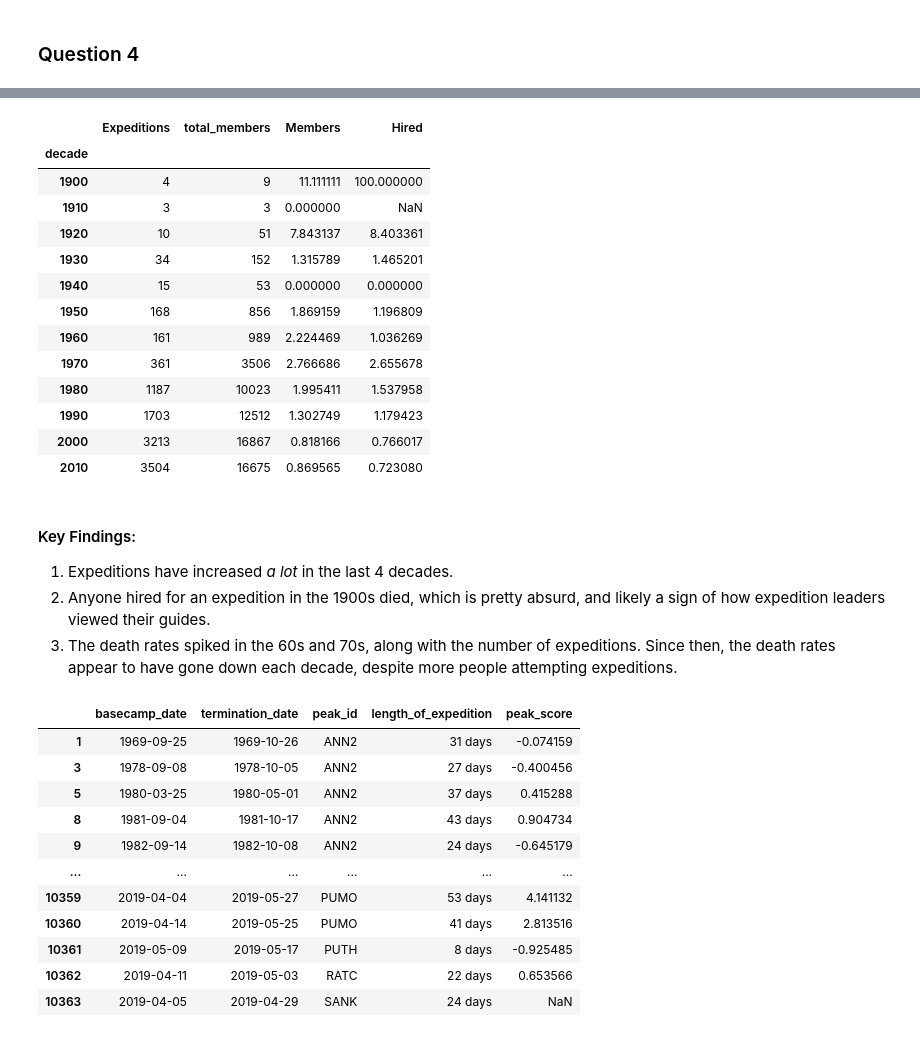
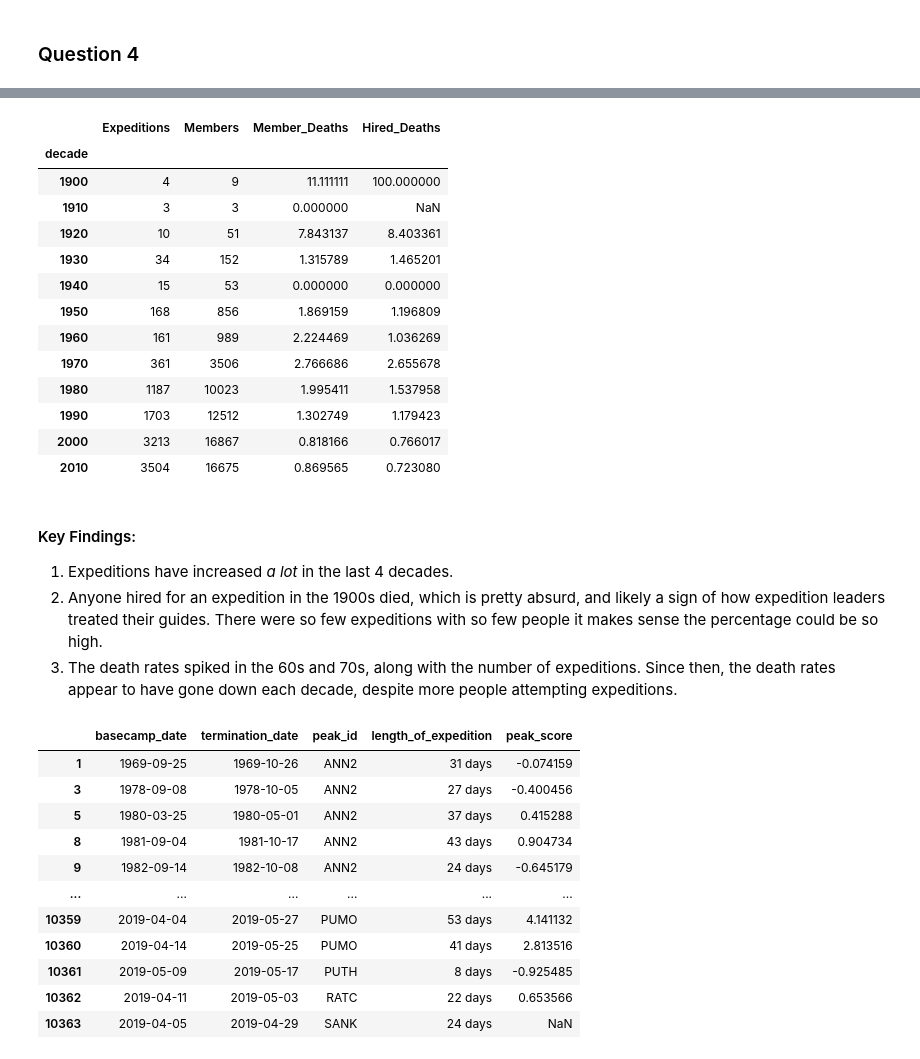
Before and after one commit to QMSS-G5072-2022/Rudoff_Jackson, a Jupyter notebook: hw02/HW2 - Jackson_Rudoff.ipynb, the cells around one changed output, grey strips where cells are left out. Cells and saved outputs as stored; diff of their text form; code cells hidden in the pictures.

```diff
--- a/hw02/HW2 - Jackson_Rudoff.ipynb
+++ b/hw02/HW2 - Jackson_Rudoff.ipynb
@@ -175,0 +161,5 @@ Name: members, dtype: int64
+# %%
+exped_totals = expeditions_grouped[['expedition_id', 'members']].agg({
+   'expedition_id' : 'count',
+   'members' : 'sum'}).rename(columns = {'expedition_id' : 'Expeditions', 'members' : 'Members'})
+exped_totals
@@ -176,29 +181,31 @@ Name: members, dtype: int64
 # %%
 death_rate1 = (100*(expeditions_grouped['member_deaths'].sum())/(expeditions_grouped['members'].sum()))
 death_rate2 = (100*(expeditions_grouped['hired_staff_deaths'].sum())/(expeditions_grouped['hired_staff'].sum()))
-summarized_exped = pd.concat([exped_counts, total_members, death_rate1, death_rate2],
-                             axis = 1, keys = ['Expeditions', 'total_members','Members', 'Hired'])
-summarized_exped
+death_rates = pd.concat([death_rate1, death_rate2], axis= 1, keys = ['Member_Deaths', 'Hired_Deaths'])
-# %% [output]
-|  | Expeditions | total_members | Members | Hired |
-| decade |  |  |  |  |
-| 1900 | 4 | 9 | 11.111111 | 100.000000 |
-| 1910 | 3 | 3 | 0.000000 | NaN |
-| 1920 | 10 | 51 | 7.843137 | 8.403361 |
-| 1930 | 34 | 152 | 1.315789 | 1.465201 |
-| 1940 | 15 | 53 | 0.000000 | 0.000000 |
-| 1950 | 168 | 856 | 1.869159 | 1.196809 |
-| 1960 | 161 | 989 | 2.224469 | 1.036269 |
-| 1970 | 361 | 3506 | 2.766686 | 2.655678 |
-| 1980 | 1187 | 10023 | 1.995411 | 1.537958 |
-| 1990 | 1703 | 12512 | 1.302749 | 1.179423 |
-| 2000 | 3213 | 16867 | 0.818166 | 0.766017 |
-| 2010 | 3504 | 16675 | 0.869565 | 0.723080 |
+# %%
+summarized_exped = pd.merge(exped_totals, death_rates, on = 'decade')
+
+summarized_exped
+# %% [output]
+|  | Expeditions | Members | Member_Deaths | Hired_Deaths |
+| decade |  |  |  |  |
+| 1900 | 4 | 9 | 11.111111 | 100.000000 |
+| 1910 | 3 | 3 | 0.000000 | NaN |
+| 1920 | 10 | 51 | 7.843137 | 8.403361 |
+| 1930 | 34 | 152 | 1.315789 | 1.465201 |
+| 1940 | 15 | 53 | 0.000000 | 0.000000 |
+| 1950 | 168 | 856 | 1.869159 | 1.196809 |
+| 1960 | 161 | 989 | 2.224469 | 1.036269 |
+| 1970 | 361 | 3506 | 2.766686 | 2.655678 |
+| 1980 | 1187 | 10023 | 1.995411 | 1.537958 |
+| 1990 | 1703 | 12512 | 1.302749 | 1.179423 |
+| 2000 | 3213 | 16867 | 0.818166 | 0.766017 |
+| 2010 | 3504 | 16675 | 0.869565 | 0.723080 |
 # %% [markdown]
 #### Key Findings:
 
 1. Expeditions have increased *a lot* in the last 4 decades.
-2. Anyone hired for an expedition in the 1900s died, which is pretty absurd, and likely a sign of how expedition leaders viewed their guides.
+2. Anyone hired for an expedition in the 1900s died, which is pretty absurd, and likely a sign of how expedition leaders treated their guides. There were so few expeditions with so few people it makes sense the percentage could be so high.
 3. The death rates spiked in the 60s and 70s, along with the number of expeditions. Since then, the death rates appear to have gone down each decade, despite more people attempting expeditions.
 # %%
 begin = pd.to_datetime(expeditions['basecamp_date'])
```
Also changed, not shown: parts of 21 cells of this notebook.
